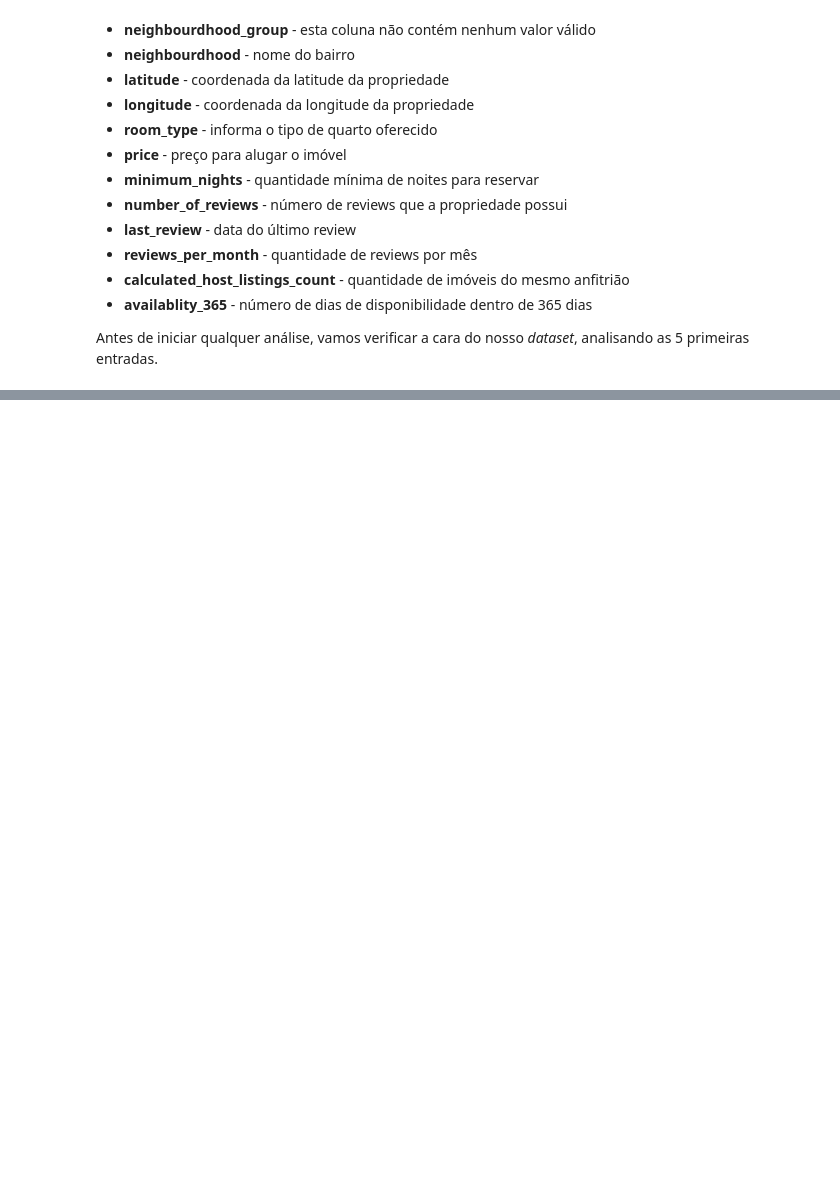
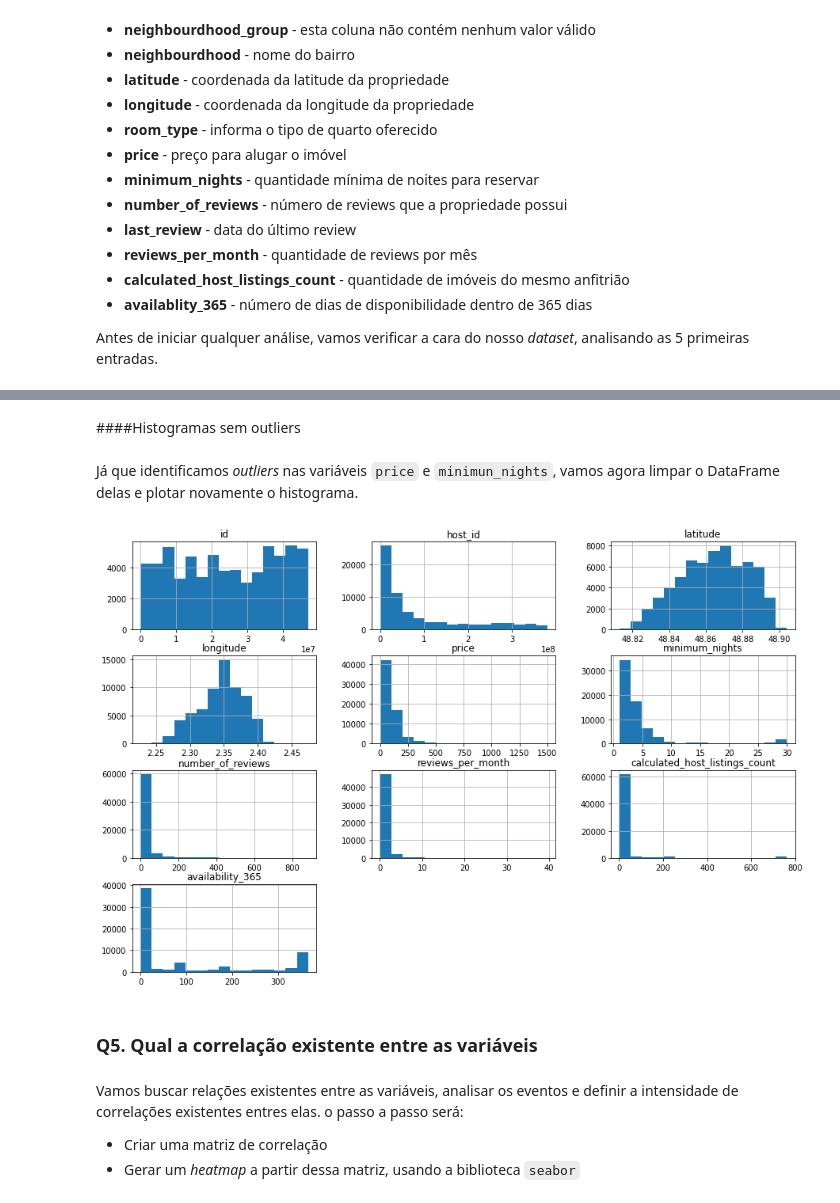
Before and after one commit to zackcmariano/Airbnb-Paris---DataScience, a Jupyter notebook: Análise_Dados_Airbnb_Paris.ipynb, the cells around one changed output, grey strips where cells are left out. Saved outputs shown, nothing was run; the diff lists cells and outputs as text; code cells hidden in the pictures; blank space fills up the shorter version.

```diff
--- a/Análise_Dados_Airbnb_Paris.ipynb
+++ b/Análise_Dados_Airbnb_Paris.ipynb
@@ -119,0 +209,23 @@ df.head(5)
+# %% [markdown]
+####Histogramas sem outliers
+# %% [markdown]
+Já que identificamos *outliers* nas variáveis `price` e `minimun_nights`, vamos agora limpar o DataFrame delas e plotar novamente o histograma.
+# %%
+# remover os OUTLIERS em um novo DataFrame
+df_clean = df.copy()
+df_clean.drop(df_clean[df_clean.price > 1500].index, axis=0, inplace=True)
+df_clean.drop(df_clean[df_clean.minimum_nights > 30].index, axis=0, inplace=True)
+
+# remover neighbourhood_group , pois está vazio
+df_clean.drop('neighbourhood_group', axis=1, inplace=True)
+
+# plotar o histograma para as variáveis numéricas
+df_clean.hist(bins=15, figsize=(15,10));
+# %% [output]
+[figure, added]
+# %% [markdown]
+### **Q5. Qual a correlação existente entre as variáveis**
+# %% [markdown]
+Vamos buscar relações existentes entre as variáveis, analisar os eventos e definir a intensidade de correlações existentes entres elas. o passo a passo será:
+* Criar uma matriz de correlação
+* Gerar um *heatmap* a partir dessa matriz, usando a biblioteca `seabor`
```
Also changed, not shown: parts of 49 cells of this notebook.
